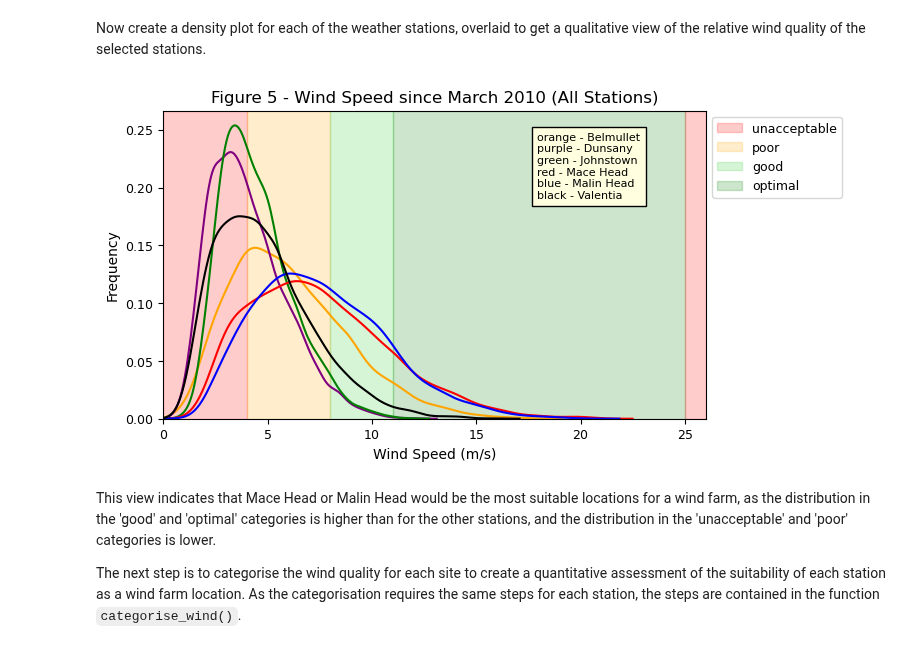
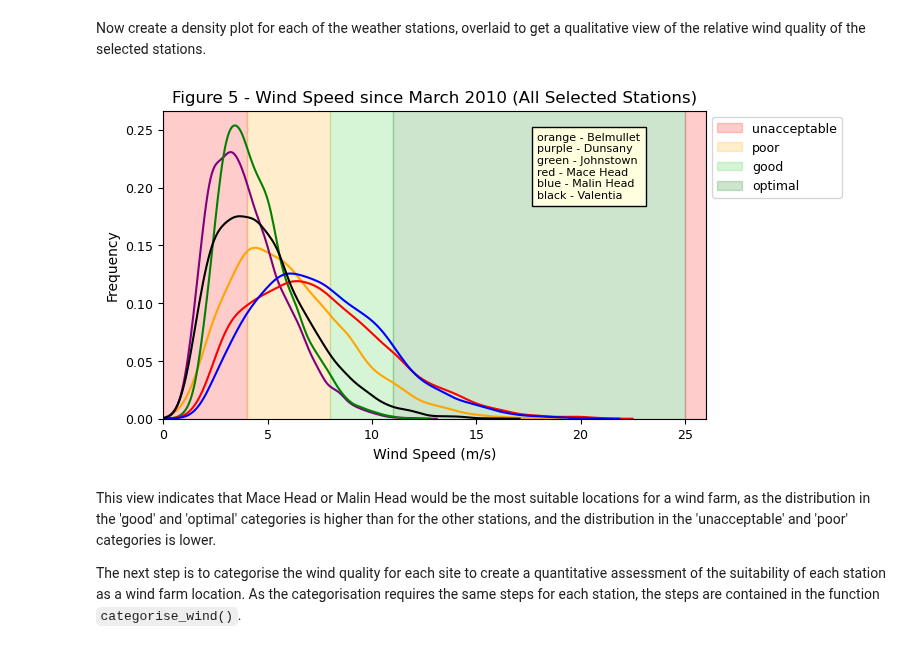
Before and after one commit to dvdgeroconnell/PFDA-project, a Jupyter notebook: weather.ipynb, the cells around one changed output. Cells and saved outputs as stored; diff of their text form; code cells hidden in the pictures.

```diff
--- a/weather.ipynb
+++ b/weather.ipynb
@@ -487,31 +443,32 @@ Now create a density plot for each of the weather stations, overlaid to get a qu
 # %%
 # Create and configure the plot
 fig, ax_combined = plt.subplots(nrows=1, ncols=1, figsize=(7,4))
 plt.xticks(fontsize=9)
 plt.yticks(fontsize=9)
 ax_combined.axvspan(0, 4, alpha=0.2, color=colours[0])
 ax_combined.axvspan(4, 8, alpha=0.2, color=colours[1])
 ax_combined.axvspan(8, 11, alpha=0.2, color=colours[2])
 ax_combined.axvspan(11, 25, alpha=0.2, color=colours[3])
 ax_combined.axvspan(25, 26, alpha=0.2, color=colours[0])
-ax_combined.set_title('Figure 5 - Wind Speed since March 2010 (All Stations)', fontsize=12)
+ax_combined.set_title('Figure 5 - Wind Speed since March 2010 (All Selected Stations)', fontsize=12)
 ax_combined.set_xlabel('Wind Speed (m/s)', fontsize=10)
 ax_combined.set_ylabel('Frequency', fontsize=10)
 ax_combined.set_xlim(0, 26)
 # Draw the individual density plots, colour coded
 ax_combined = sns.kdeplot(weather_all["wdspms_belmullet"], ax=ax_combined, color='orange')
 ax_combined = sns.kdeplot(weather_all["wdspms_dunsany"], ax=ax_combined, color='purple')
 ax_combined = sns.kdeplot(weather_all["wdspms_johnstown"], ax=ax_combined, color='green')
 ax_combined = sns.kdeplot(weather_all["wdspms_macehead"], ax=ax_combined, color='red')
 ax_combined = sns.kdeplot(weather_all["wdspms_malinhead"], ax=ax_combined, color='blue')
 ax_combined = sns.kdeplot(weather_all["wdspms_valentia"], ax=ax_combined, color='black')
-colour_code = "orange - Belmullet\npurple - Dunsany\ngreen - Johnstown\nred - Mace Head\nblue - Malin Head\nblack - Valentia"
+colour_code = "orange - Belmullet\npurple - Dunsany\ngreen - Johnstown\nred - Mace Head\n\
+blue - Malin Head\nblack - Valentia"
 ax_combined.text(0.689, 0.93, colour_code, transform=ax_combined.transAxes, fontsize=8,
                  va='top', bbox=dict(facecolor='lightyellow'))
 plt.legend(bbox_to_anchor=(1, 1), loc='upper left',labels=output, fontsize = 9)
 plt.show()
 # %% [output]
-[figure, old version]
+[figure, new version]
 # %% [markdown]
 This view indicates that Mace Head or Malin Head would be the most suitable locations for a wind farm, as the distribution in the 'good' and 'optimal' categories is higher than for the other stations, and the distribution in the 'unacceptable' and 'poor' categories is lower.
 
```
Also changed, not shown: parts of 30 cells of this notebook, 4 other files.
